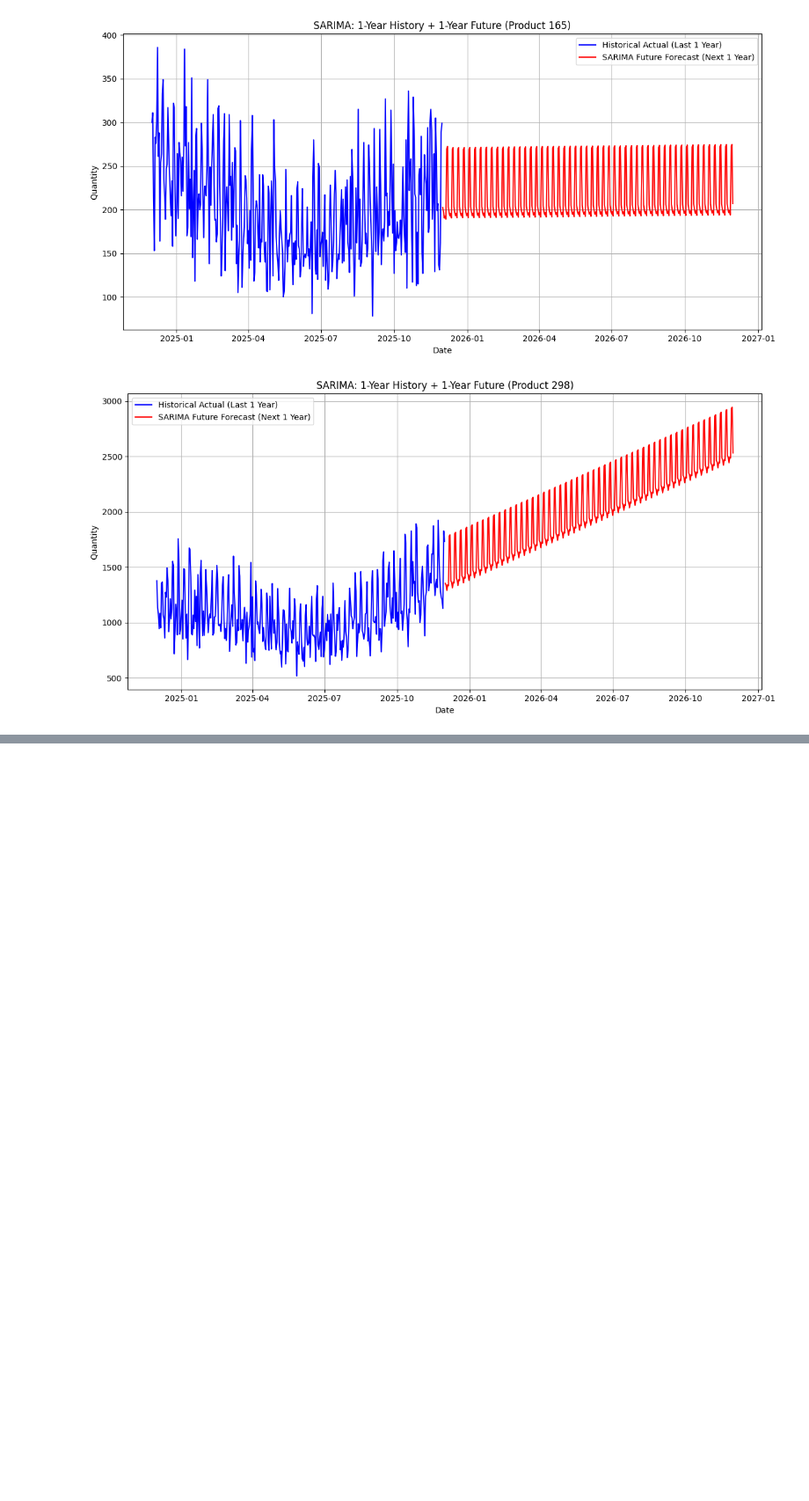
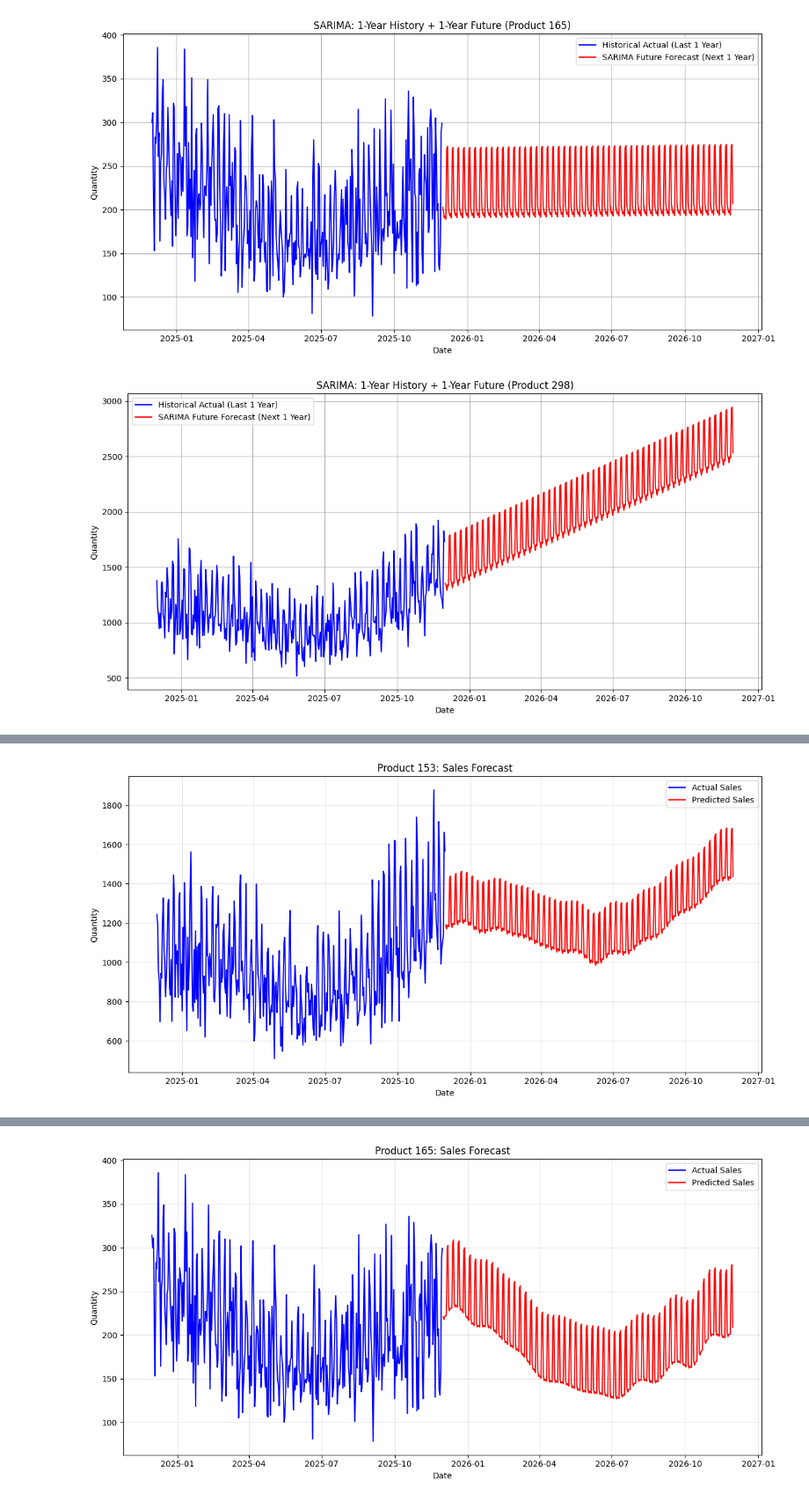
Before and after one commit to ShashwatBansal14/Inventory_forecast_model, a Jupyter notebook: Notebooks/04_Expiremnt_use.ipynb, the cells around one changed output, grey strips where cells are left out. Shown at 88% size. Cells and saved outputs as stored; diff of their text form; code cells hidden in the pictures; blank space fills up the shorter version.

Commit message:
Updating model

```diff
--- a/Notebooks/04_Expiremnt_use.ipynb
+++ b/Notebooks/04_Expiremnt_use.ipynb
@@ -138,3 +138,54 @@ for product_id in PRODUCT_IDS:
 [figure]
 [figure]
 [figure]
+# %%
+import pandas as pd
+import matplotlib.pyplot as plt
+from prophet import Prophet
+
+
+DATA_PATH = r"C:\Users\91843\Desktop\Clouside\Inventory_forecast\dataset\top_10_sales_data.csv"
+PRODUCT_IDS = [153, 165, 298]
+HISTORY_DAYS = 365
+FUTURE_DAYS = 365
+
+df = pd.read_csv(DATA_PATH, parse_dates=["sales_date"])
+
+df_daily = df.groupby(["product_id", "sales_date"], as_index=False).agg({"quantity": "sum"})
+
+for product_id in PRODUCT_IDS:
+
+    product_df = df_daily[df_daily["product_id"] == product_id].copy()
+
+    if len(product_df) < 2:
+        continue
+
+    product_df = product_df.set_index("sales_date")
+    full_range = pd.date_range(start=product_df.index.min(), end=product_df.index.max(), freq='D')
+    product_df = product_df.reindex(full_range).fillna(0).reset_index()
+    product_df.columns = ["ds", "product_id", "y"]
+
+    model = Prophet(yearly_seasonality=True, weekly_seasonality=True, daily_seasonality=False)
+    model.fit(product_df[["ds", "y"]])
+
+    future = model.make_future_dataframe(periods=FUTURE_DAYS)
+    forecast = model.predict(future)
+    forecast['yhat'] = forecast['yhat'].clip(lower=0) # No negative sales
+
+    plt.figure(figsize=(12, 6))
+
+    hist_start = product_df["ds"].max() - pd.Timedelta(days=HISTORY_DAYS)
+    df_hist_plot = product_df[product_df["ds"] >= hist_start]
+    plt.plot(df_hist_plot["ds"], df_hist_plot["y"], label="Actual Sales", color="blue")
+
+    future_forecast = forecast[forecast['ds'] > product_df["ds"].max()]
+    plt.plot(future_forecast["ds"], future_forecast["yhat"], label="Predicted Sales", color="red")
+
+    plt.title(f"Product {product_id}: Sales Forecast")
+    plt.xlabel("Date")
+    plt.ylabel("Quantity")
+    plt.legend()
+    plt.grid(True, alpha=0.3)
+    plt.tight_layout()
+    plt.show()
+# %% [output]
@@ -140,0 +194 @@ for product_id in PRODUCT_IDS:
+[figure, added]
@@ -140,0 +197 @@ for product_id in PRODUCT_IDS:
+[figure, added]
```
Also changed, not shown: parts of 1 cell of this notebook, 8 other files.
